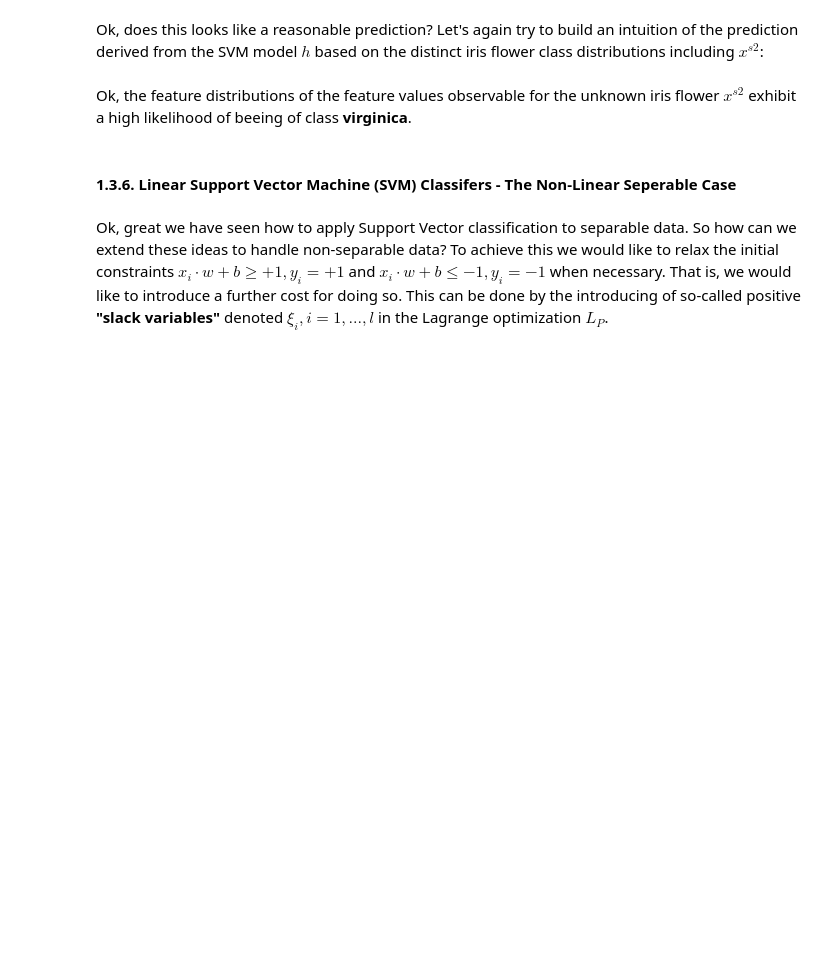
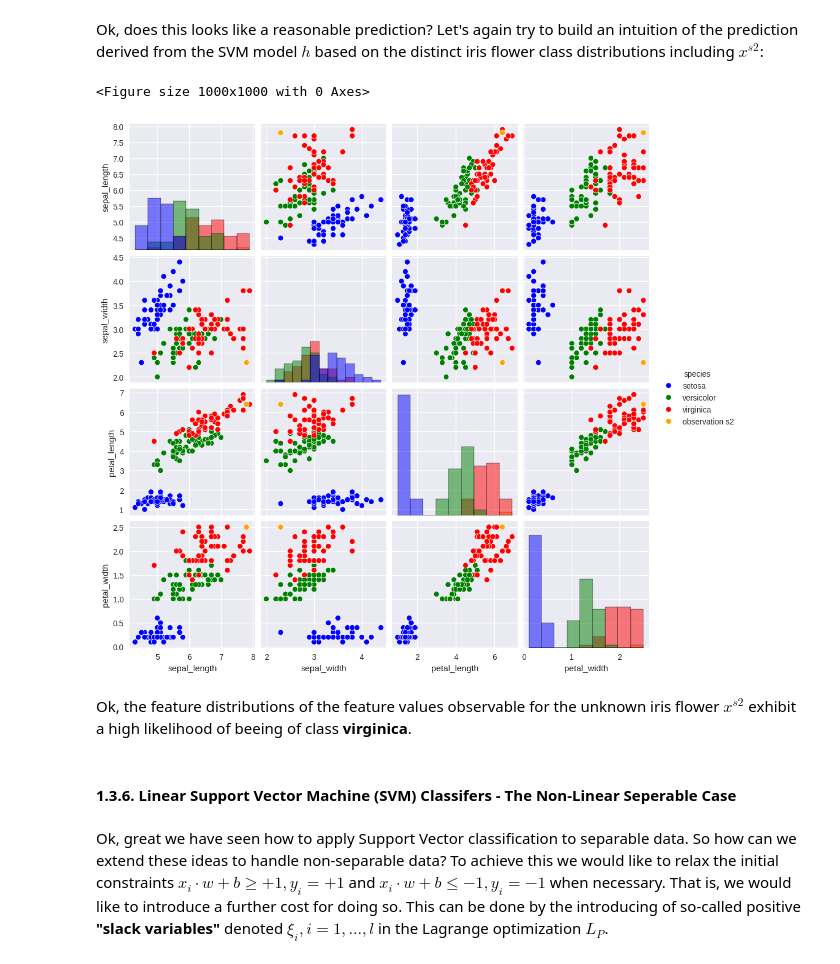
Before and after one commit to HSG-AIML-Teaching/AI2026-Lab, a Jupyter notebook: lab_04/lab_04.ipynb, the cells around one changed output. Drawn from its saved outputs; the diff is of its cells as text; code cells hidden in the pictures; blank space fills up the shorter version.

```diff
--- a/lab_04/lab_04.ipynb
+++ b/lab_04/lab_04.ipynb
@@ -359,15 +440,25 @@ Ok, does this looks like a reasonable prediction? Let's again try to build an in
 # %%
 # init the plot
 plt.figure(figsize=(10, 10))
 
 # load the dataset also available in seaborn
 iris_plot = sns.load_dataset("iris")
 
 # add observations to the iris dataset
 iris_plot.loc[len(iris_plot)-1] = (7.8, 2.3, 6.4, 2.50, "observation s2")
 
+palette = {
+    "setosa": "blue",
+    "versicolor": "green",
+    "virginica": "red",
+    "observation s2": "orange"
+}
+
 # plot a pairplot of the distinct feature distributions
-sns.pairplot(iris_plot, diag_kind='hist', hue='species');
+sns.pairplot(iris_plot, diag_kind='hist', hue="species", palette=palette);
+# %% [output]
+<Figure size 1000x1000 with 0 Axes>
+[figure, added]
 # %% [markdown]
 Ok, the feature distributions of the feature values observable for the unknown iris flower $x^{s2}$ exhibit a high likelihood of beeing of class **virginica**.
 # %% [markdown]
```
Also changed, not shown: parts of 66 cells of this notebook.
